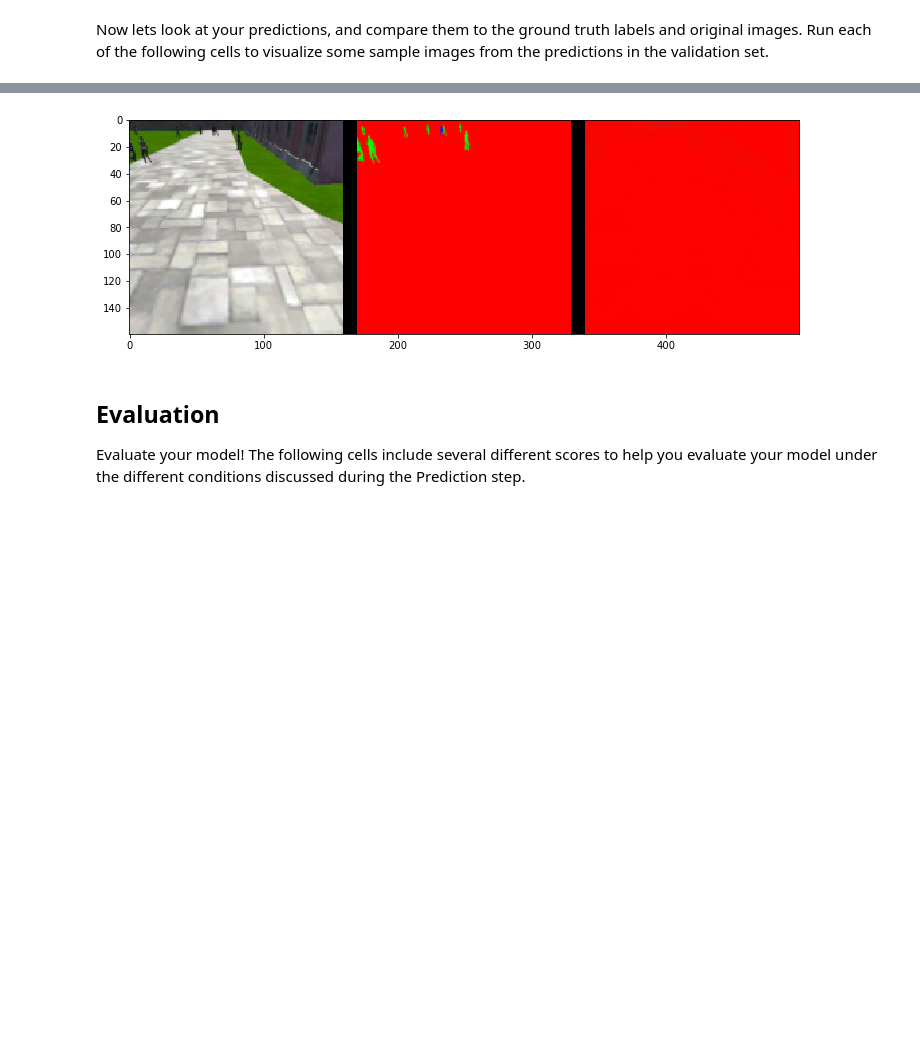
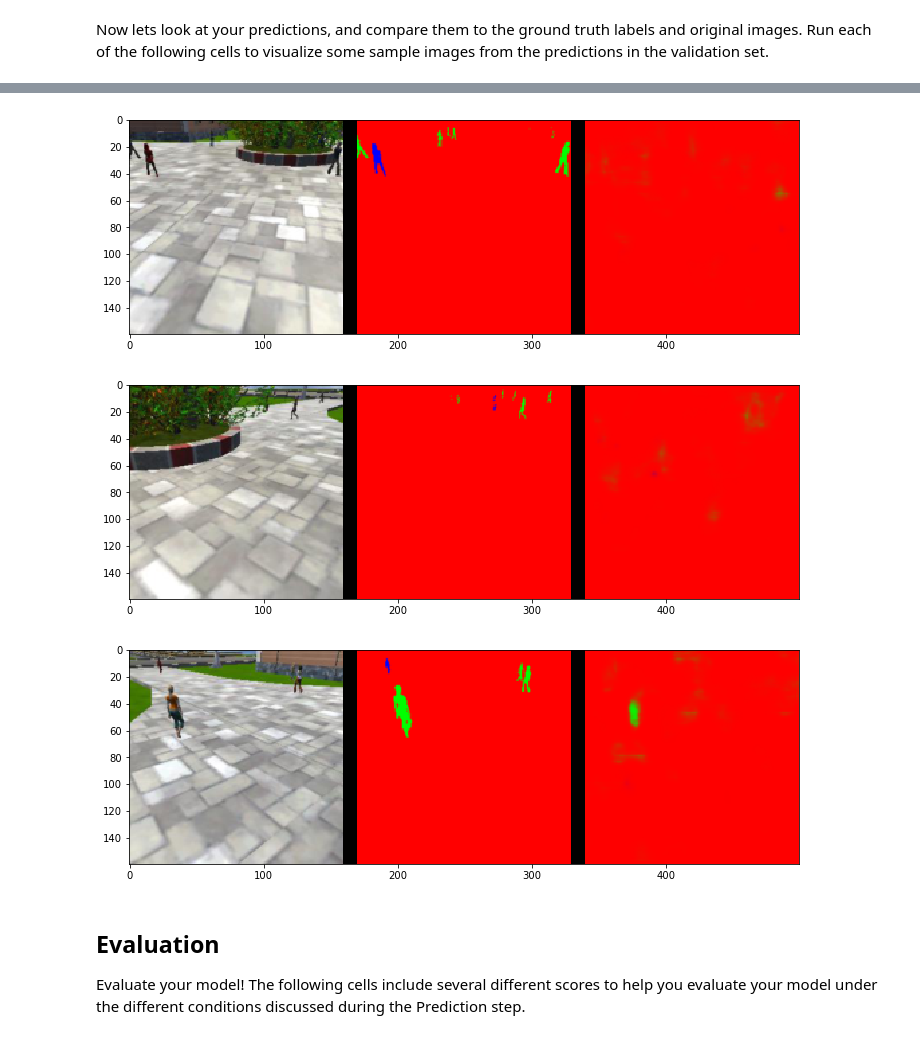
Before and after one commit to vijpandaturtle/Follow-me-drone, a Jupyter notebook: code/model_training.ipynb, the cells around one changed output, grey strips where cells are left out. Drawn from its saved outputs; the diff is of its cells as text; code cells hidden in the pictures; blank space fills up the shorter version.

```diff
--- a/code/model_training.ipynb
+++ b/code/model_training.ipynb
@@ -237,7 +240,7 @@ Run each of the following cells to visualize some sample images from the predict
 # %%
 # images while following the target
 im_files = plotting_tools.get_im_file_sample('sample_evaluation_data','following_images', run_num)
-for i in range(1):
+for i in range(3):
     im_tuple = plotting_tools.load_images(im_files[i])
     plotting_tools.show_images(im_tuple)
 # %% [output]
@@ -245,7 +250,7 @@ for i in range(1):
 # %%
 # images while at patrol without target
 im_files = plotting_tools.get_im_file_sample('sample_evaluation_data','patrol_non_targ', run_num)
-for i in range(1):
+for i in range(3):
     im_tuple = plotting_tools.load_images(im_files[i])
     plotting_tools.show_images(im_tuple)
 # %% [output]
@@ -253,11 +260,13 @@ for i in range(1):
 # %%
 # images while at patrol with target
 im_files = plotting_tools.get_im_file_sample('sample_evaluation_data','patrol_with_targ', run_num)
-for i in range(1):
+for i in range(3):
     im_tuple = plotting_tools.load_images(im_files[i])
     plotting_tools.show_images(im_tuple)
 # %% [output]
-[figure, old version]
+[figure, new version]
+[figure, added]
+[figure, added]
 # %% [markdown]
 ## Evaluation <a id='evaluation'></a>
 Evaluate your model! The following cells include several different scores to help you evaluate your model under the different conditions discussed during the Prediction step.
```
Also changed, not shown: parts of 12 cells of this notebook.
